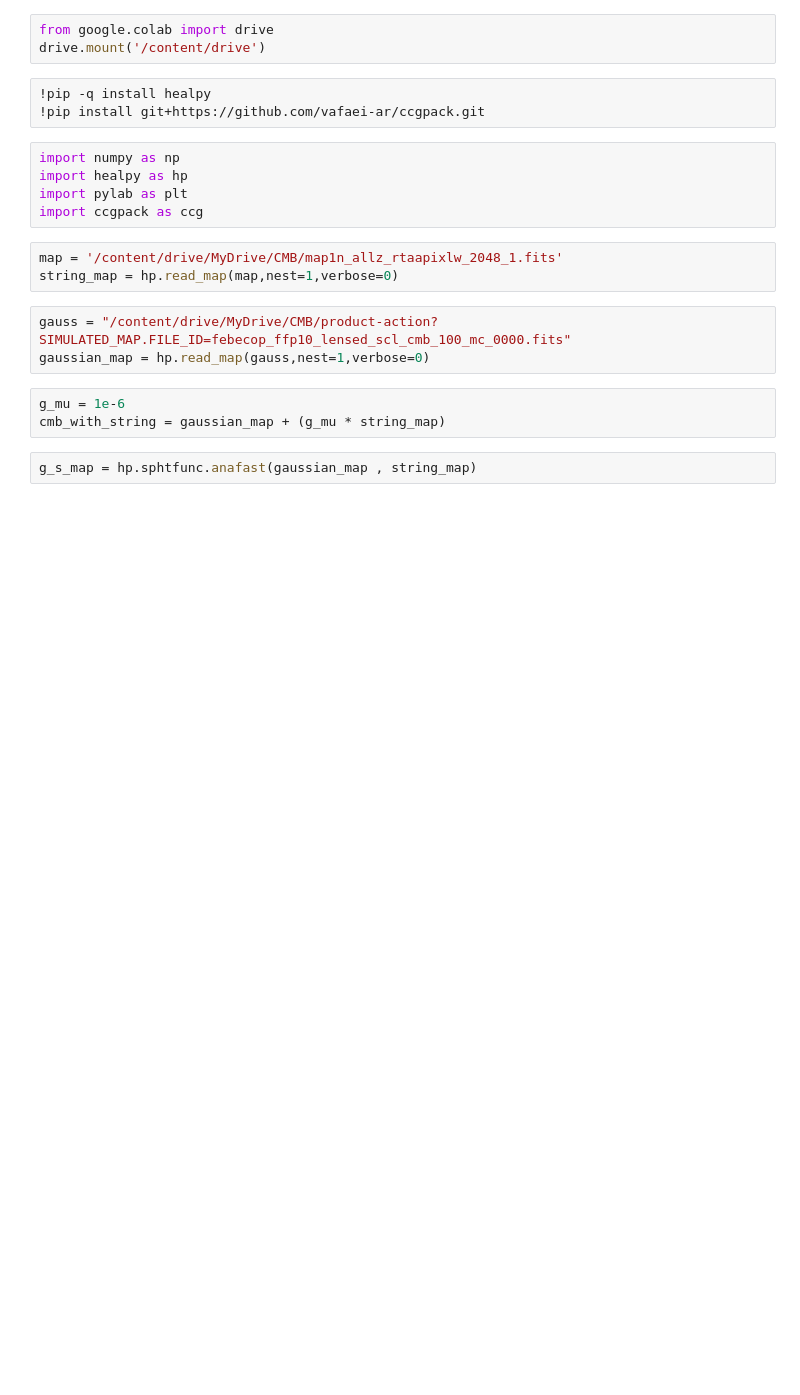
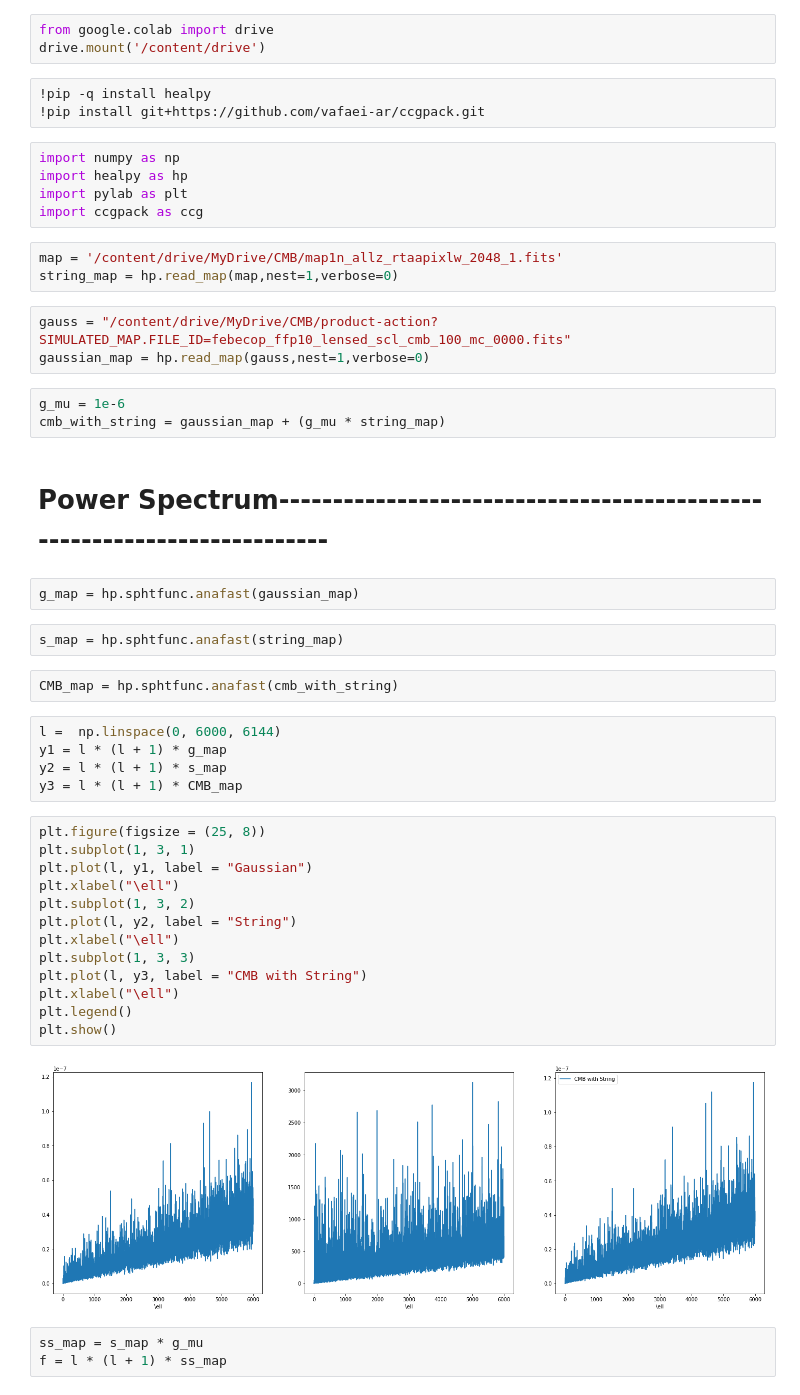
Before and after one commit to KumarDhruv/HealPy_Mollview, a Jupyter notebook: Final_HealPy_.ipynb, the cells around one changed output. Cells and saved outputs as stored; diff of their text form; blank space fills up the shorter version.

Commit message:
Plots

```diff
--- a/Final_HealPy_.ipynb
+++ b/Final_HealPy_.ipynb
@@ -18,5 +18,37 @@ gaussian_map = hp.read_map(gauss,nest=1,verbose=0)
 # %%
 g_mu = 1e-6
 cmb_with_string = gaussian_map + (g_mu * string_map)
+# %% [markdown]
+
+
+
+# Power Spectrum------------------------------------------------------------------------
 # %%
-g_s_map = hp.sphtfunc.anafast(gaussian_map , string_map)
+g_map = hp.sphtfunc.anafast(gaussian_map)
+# %%
+s_map = hp.sphtfunc.anafast(string_map)
+# %%
+CMB_map = hp.sphtfunc.anafast(cmb_with_string)
+# %%
+l =  np.linspace(0, 6000, 6144)
+y1 = l * (l + 1) * g_map
+y2 = l * (l + 1) * s_map
+y3 = l * (l + 1) * CMB_map
+# %%
+plt.figure(figsize = (25, 8))
+plt.subplot(1, 3, 1)
+plt.plot(l, y1, label = "Gaussian")
+plt.xlabel("\ell")
+plt.subplot(1, 3, 2)
+plt.plot(l, y2, label = "String")
+plt.xlabel("\ell")
+plt.subplot(1, 3, 3)
+plt.plot(l, y3, label = "CMB with String")
+plt.xlabel("\ell")
+plt.legend()
+plt.show()
+# %% [output]
+[figure, added]
+# %%
+ss_map = s_map * g_mu
+f = l * (l + 1) * ss_map
```
Also changed, not shown: parts of 1 cell of this notebook.
